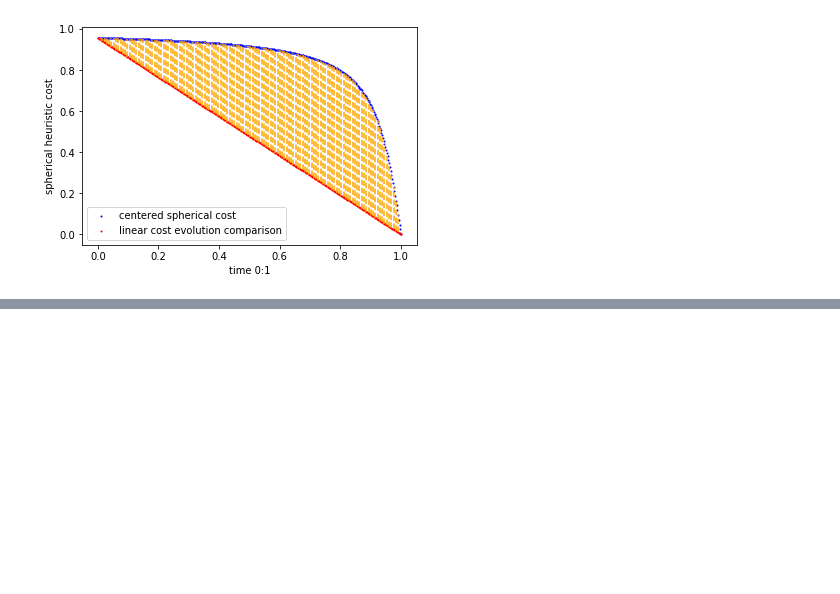
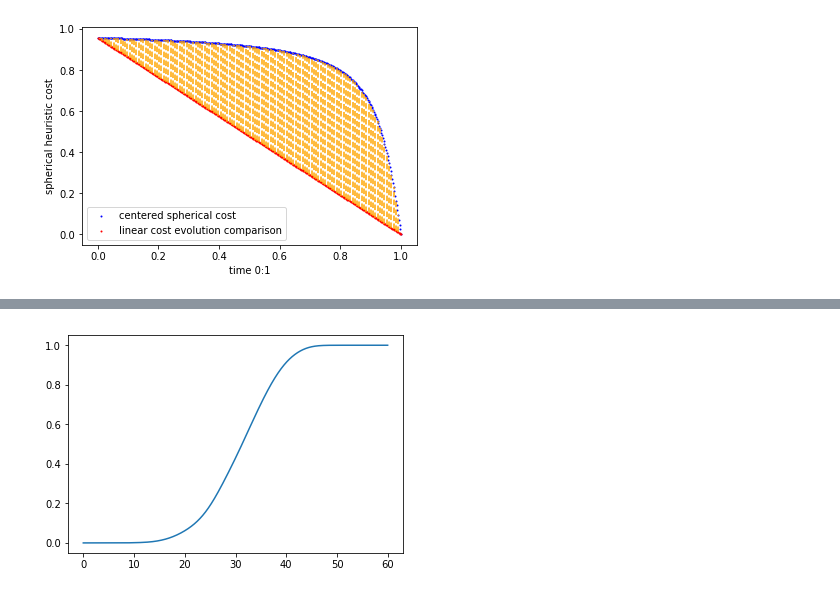
Before and after one commit to Kodyak/spherical_embedding_heuristic, a Jupyter notebook: spherical embedding search heuristic.ipynb, the cells around one changed output, grey strips where cells are left out. Cells and saved outputs as stored; diff of their text form; code cells hidden in the pictures; blank space fills up the shorter version.

```diff
--- a/spherical embedding search heuristic.ipynb
+++ b/spherical embedding search heuristic.ipynb
@@ -473,0 +687,21 @@ plt.close()
+# %%
+# cdf
+
+low_bounds = np.zeros(shape=(num_points,))
+high_bounds = np.array(range(num_points))/granularity
+maxpts = 100*granularity
+
+max_inpt = 60
+granularity = 100
+num_points = max_inpt * granularity
+
+cdf = []
+
+for i in range(num_points-1):
+    cdf.append(kde.integrate_box(low_bounds=low_bounds[i], high_bounds=high_bounds[i], maxpts=maxpts))
+
+
+plt.plot(high_bounds[0:num_points-1], cdf)
+plt.show()
+# %% [output]
+[figure, added]
```
Also changed, not shown: parts of 28 cells of this notebook.
